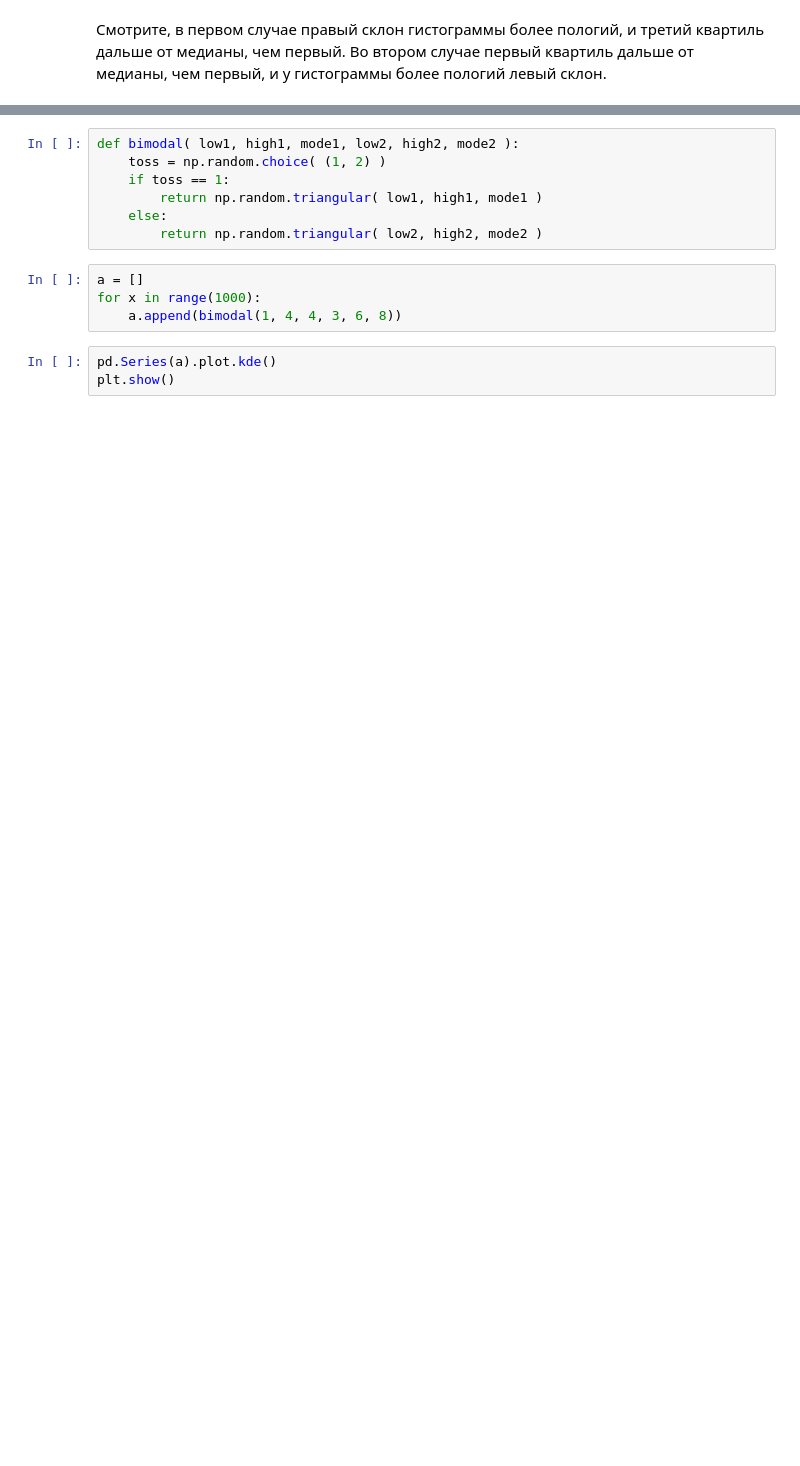
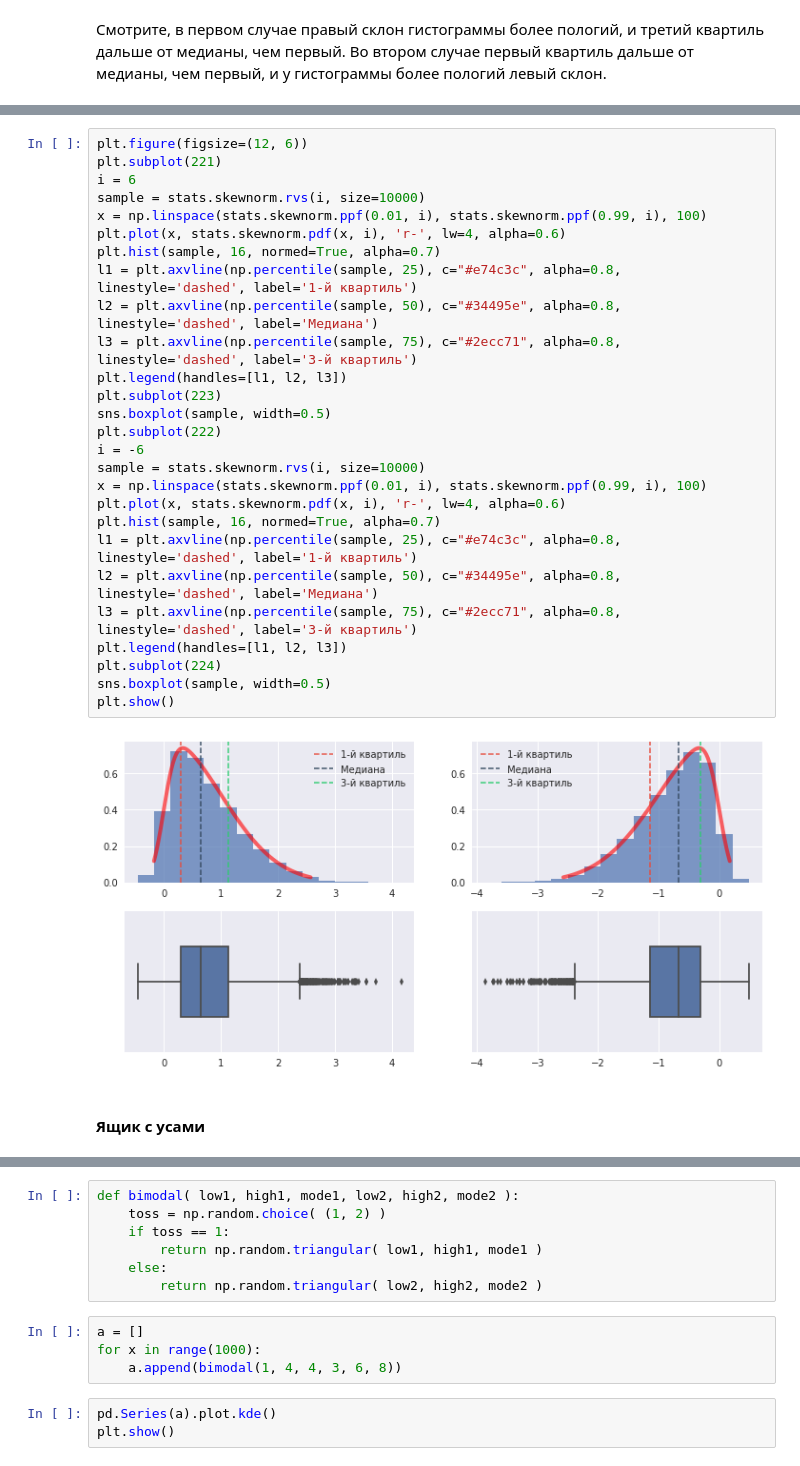
Before and after one commit to mishaberegov/statistics, a Jupyter notebook: Статистика_для_нубов.ipynb, the cells around one changed output, grey strips where cells are left out. Saved outputs shown, nothing was run; the diff lists cells and outputs as text; blank space fills up the shorter version.

```diff
--- a/Статистика_для_нубов.ipynb
+++ b/Статистика_для_нубов.ipynb
@@ -325,3 +346,34 @@ SyntaxError: invalid syntax (<ipython-input-18-e142bf863802>, line 1)
+# %%
+plt.figure(figsize=(12, 6))
+plt.subplot(221)
+i = 6
+sample = stats.skewnorm.rvs(i, size=10000)
+x = np.linspace(stats.skewnorm.ppf(0.01, i), stats.skewnorm.ppf(0.99, i), 100)
+plt.plot(x, stats.skewnorm.pdf(x, i), 'r-', lw=4, alpha=0.6)
+plt.hist(sample, 16, normed=True, alpha=0.7)
+l1 = plt.axvline(np.percentile(sample, 25), c="#e74c3c", alpha=0.8, linestyle='dashed', label='1-й квартиль')
+l2 = plt.axvline(np.percentile(sample, 50), c="#34495e", alpha=0.8, linestyle='dashed', label='Медиана')
+l3 = plt.axvline(np.percentile(sample, 75), c="#2ecc71", alpha=0.8, linestyle='dashed', label='3-й квартиль')
+plt.legend(handles=[l1, l2, l3])
+plt.subplot(223)
+sns.boxplot(sample, width=0.5)
+plt.subplot(222)
+i = -6
+sample = stats.skewnorm.rvs(i, size=10000)
+x = np.linspace(stats.skewnorm.ppf(0.01, i), stats.skewnorm.ppf(0.99, i), 100)
+plt.plot(x, stats.skewnorm.pdf(x, i), 'r-', lw=4, alpha=0.6)
+plt.hist(sample, 16, normed=True, alpha=0.7)
+l1 = plt.axvline(np.percentile(sample, 25), c="#e74c3c", alpha=0.8, linestyle='dashed', label='1-й квартиль')
+l2 = plt.axvline(np.percentile(sample, 50), c="#34495e", alpha=0.8, linestyle='dashed', label='Медиана')
+l3 = plt.axvline(np.percentile(sample, 75), c="#2ecc71", alpha=0.8, linestyle='dashed', label='3-й квартиль')
+plt.legend(handles=[l1, l2, l3])
+plt.subplot(224)
+sns.boxplot(sample, width=0.5)
+plt.show()
+# %% [output]
+[figure, added]
+# %% [markdown]
+#### Ящик с усами
 # %%
 galton.Height.hist(bins=12)
 line1 = plt.axvline(galton.Height.mean(), label='Mean', color='c', linestyle='dashed', linewidth=1.5)
```
Also changed, not shown: parts of 23 cells of this notebook.
